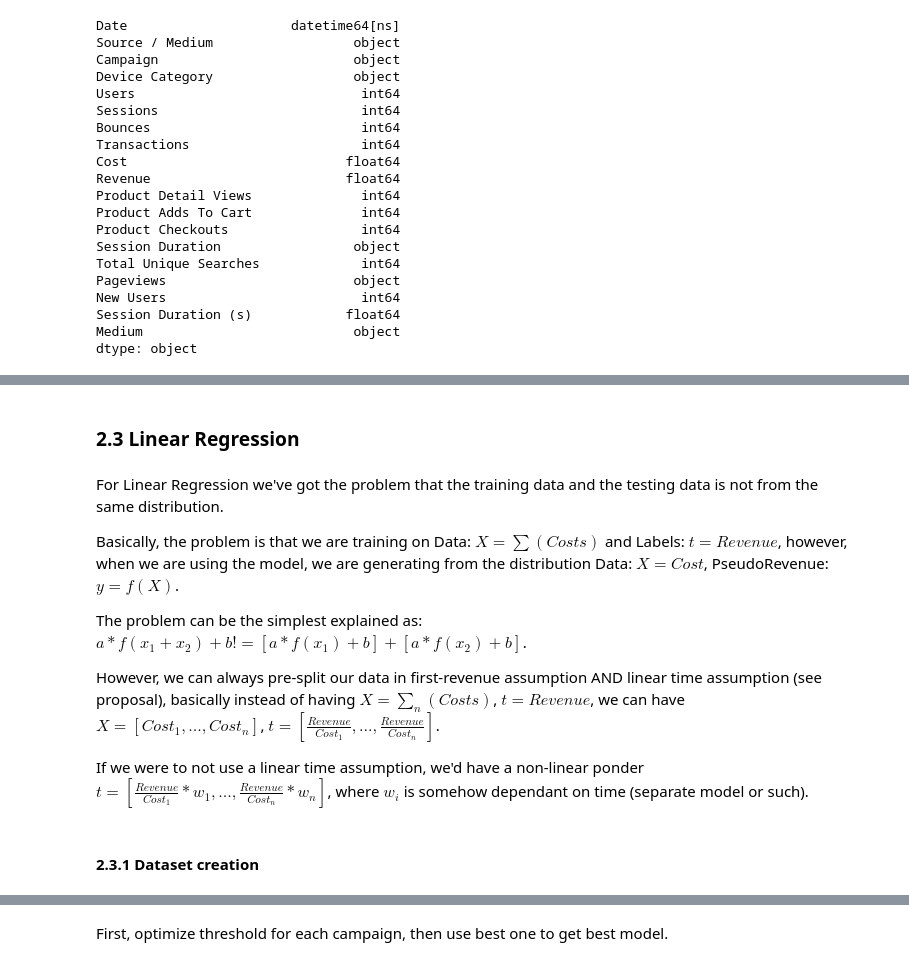
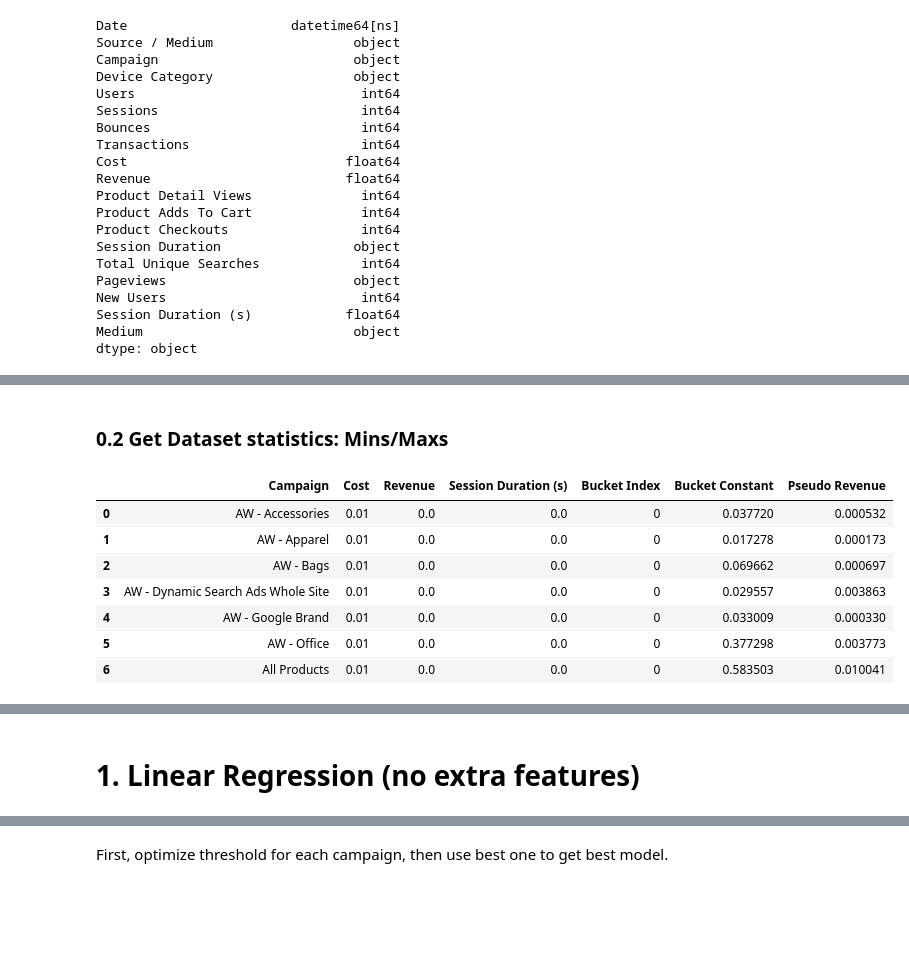
Before and after one commit to Morphl-AI/Ecommerce-Marketing-Spend-Optimization, a Jupyter notebook: Notebooks/4. Budget allocation - pseudo-revenue - first-revenue assumption - regressions .ipynb, the cells around one changed output, grey strips where cells are left out. Cells and saved outputs as stored; diff of their text form; code cells hidden in the pictures; blank space fills up the shorter version.

Commit message:
Further work on Regressions. Many changes.

```diff
--- a/Notebooks/4. Budget allocation - pseudo-revenue - first-revenue assumption - regressions .ipynb
+++ b/Notebooks/4. Budget allocation - pseudo-revenue - first-revenue assumption - regressions .ipynb
@@ -58,0 +147,40 @@ Campaign: All Products. Shapes: (109,) (109, 1) object float64
+# %%
+def f(x):
+    sumCost = x["Cost"].sum()
+    sumRevenue = x["Revenue"].sum()
+    bucketConstant = sumRevenue / sumCost
+    return bucketConstant
+
+def getPseudoRevenues(df):
+    df = df.copy()
+    dfGB = df.groupby(["Campaign", "Bucket Index"]).apply(lambda x : pd.Series({
+        "Bucket Constant" : f(x)
+    })).reset_index()
+    df = pd.merge(df, dfGB, on=["Campaign", "Bucket Index"])
+    df["Pseudo Revenue"] = df["Cost"] * df["Bucket Constant"]
+    return df
+
+trainDf = getPseudoRevenues(firstRevenueDf)
+trainDf["Bucket Index"] = trainDf["Bucket Index"].astype(int)
+# %% [markdown]
+### 0.2 Get Dataset statistics: Mins/Maxs
+# %%
+def getMinMax(df):
+    numericDf = df.select_dtypes(include=[np.number])
+    numericDf = numericDf.join(df["Campaign"])
+    Mins = numericDf.groupby("Campaign").min().reset_index()
+    Maxs = numericDf.groupby("Campaign").max().reset_index()
+    return Mins, Maxs
+
+Mins, Maxs = getMinMax(trainDf)
+display(Mins)
+display(Maxs)
+# %% [output]
+|  | Campaign | Cost | Revenue | Session Duration (s) | Bucket Index | Bucket Constant | Pseudo Revenue |
+| 0 | AW - Accessories | 0.01 | 0.0 | 0.0 | 0 | 0.037720 | 0.000532 |
+| 1 | AW - Apparel | 0.01 | 0.0 | 0.0 | 0 | 0.017278 | 0.000173 |
+| 2 | AW - Bags | 0.01 | 0.0 | 0.0 | 0 | 0.069662 | 0.000697 |
+| 3 | AW - Dynamic Search Ads Whole Site | 0.01 | 0.0 | 0.0 | 0 | 0.029557 | 0.003863 |
+| 4 | AW - Google Brand | 0.01 | 0.0 | 0.0 | 0 | 0.033009 | 0.000330 |
+| 5 | AW - Office | 0.01 | 0.0 | 0.0 | 0 | 0.377298 | 0.003773 |
+| 6 | All Products | 0.01 | 0.0 | 0.0 | 0 | 0.583503 | 0.010041 |
@@ -59,14 +195,2 @@ Campaign: All Products. Shapes: (109,) (109, 1) object float64
 # %% [markdown]
-### 2.3 Linear Regression
+# 1. Linear Regression (no extra features)
-# %% [markdown]
-For Linear Regression we've got the problem that the training data and the testing data is not from the same distribution.
-
-Basically, the problem is that we are training on Data: $X=\sum(Costs)$ and Labels: $t=Revenue$, however, when we are using the model, we are generating from the distribution Data: $X=Cost$, PseudoRevenue: $y=f(X)$.
-
-The problem can be the simplest explained as: $a * f(x_1 + x_2) + b != [a * f(x_1) + b] + [a * f(x_2) + b] $.
-
-However, we can always pre-split our data in first-revenue assumption AND linear time assumption (see proposal), basically instead of having $X=\sum_n(Costs)$, $t=Revenue$, we can have $X=[Cost_1, ..., Cost_n]$, $t=[\frac{Revenue}{Cost_1}, ..., \frac{Revenue}{Cost_n}]$.
-
-If we were to not use a linear time assumption, we'd have a non-linear ponder $t=[\frac{Revenue}{Cost_1}*w_1, ..., \frac{Revenue}{Cost_n}*w_n]$, where $w_i$ is somehow dependant on time (separate model or such).
-# %% [markdown]
-#### 2.3.1 Dataset creation
```
Also changed, not shown: parts of 36 cells of this notebook, 2 other files.
